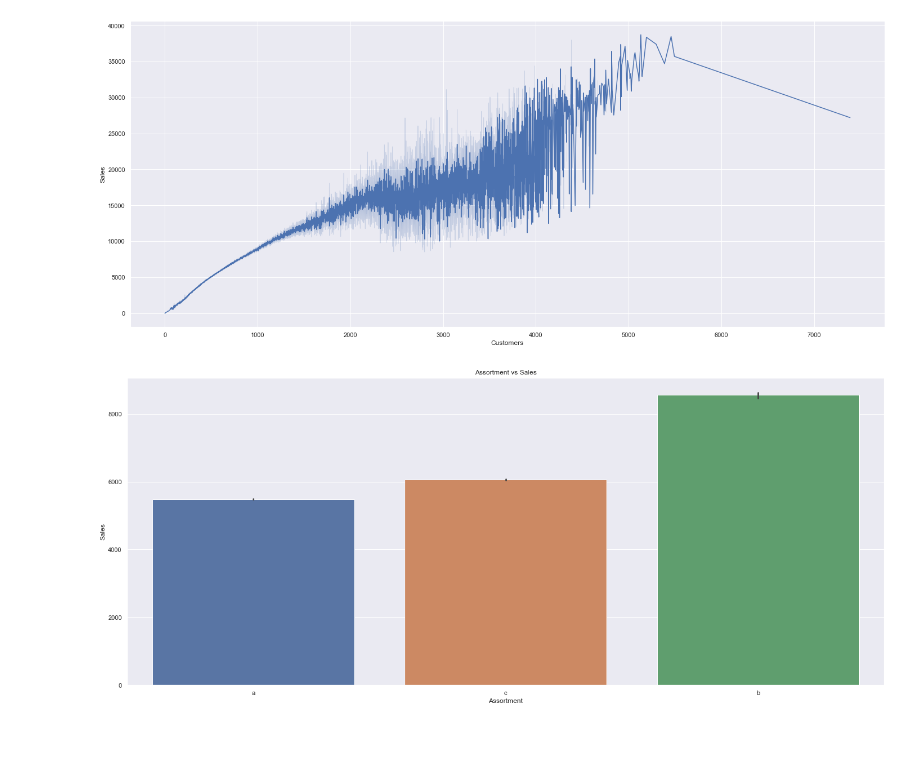
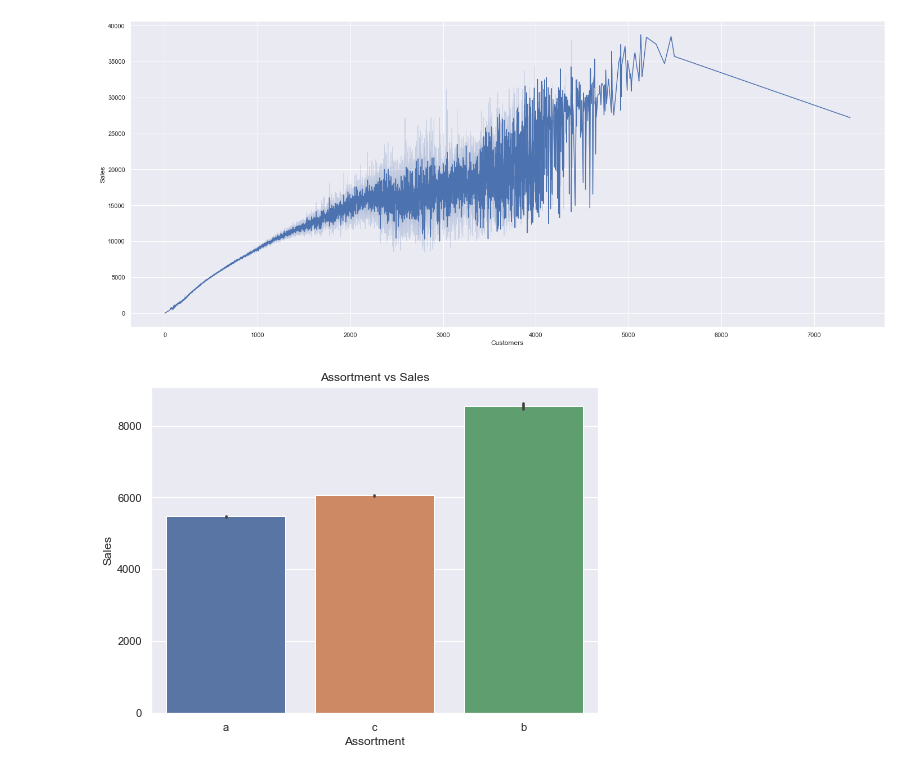
Before and after one commit to wakura-mbuya/Pharmaceutical-Sales-prediction, a Jupyter notebook: notebooks/EDA.ipynb, the cells around one changed output. Saved outputs shown, nothing was run; the diff lists cells and outputs as text; code cells hidden in the pictures; blank space fills up the shorter version.

```diff
--- a/notebooks/EDA.ipynb
+++ b/notebooks/EDA.ipynb
@@ -309,5 +301,6 @@ dtype: int64
 # %%
 # Sales with respect to Promo in train dataset
 sns.barplot(x='Promo', y='Sales', data=combined_train_df).set(title='Promo vs Sales')
+sns.set(rc={'figure.figsize':(8,6)})
 plt.show()
 # %% [output]
@@ -335,6 +328,7 @@ plt.show()
 [figure]
 # %%
 sns.barplot(x='Assortment', y='Sales', data=combined_train_df).set(title='Assortment vs Sales')
+sns.set(rc={'figure.figsize':(6,8)})
 plt.show()
 # %% [output]
-[figure, old version]
+[figure, new version]
```
Also changed, not shown: parts of 3 cells of this notebook.
